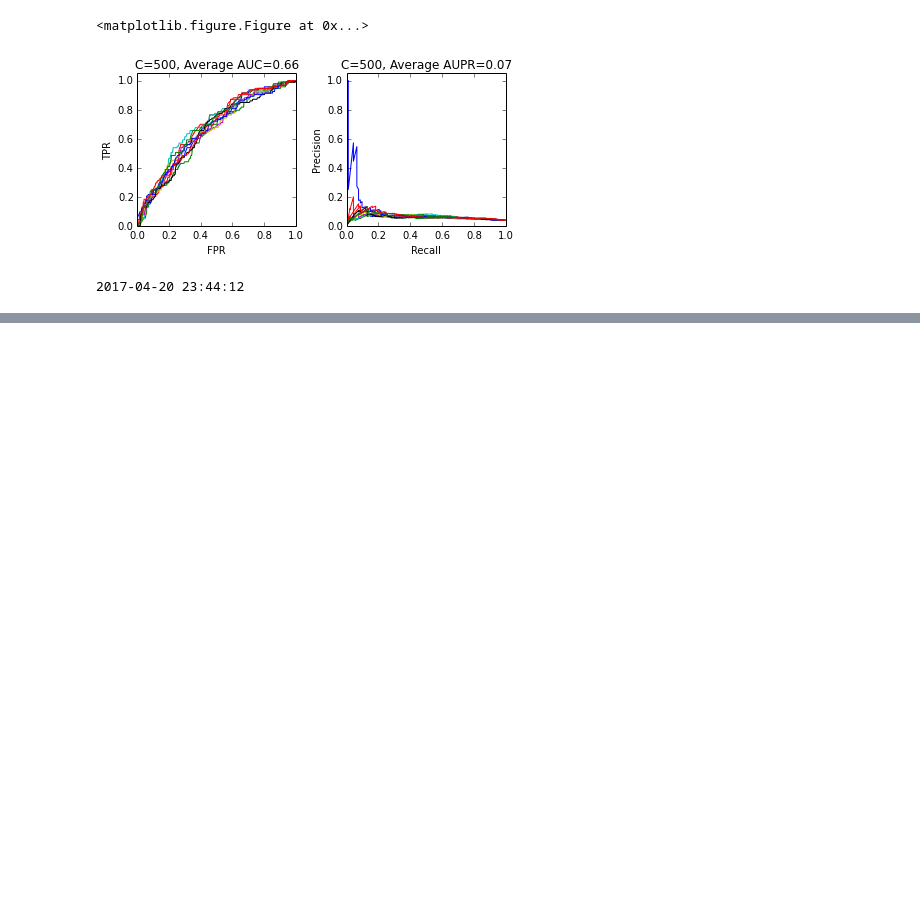
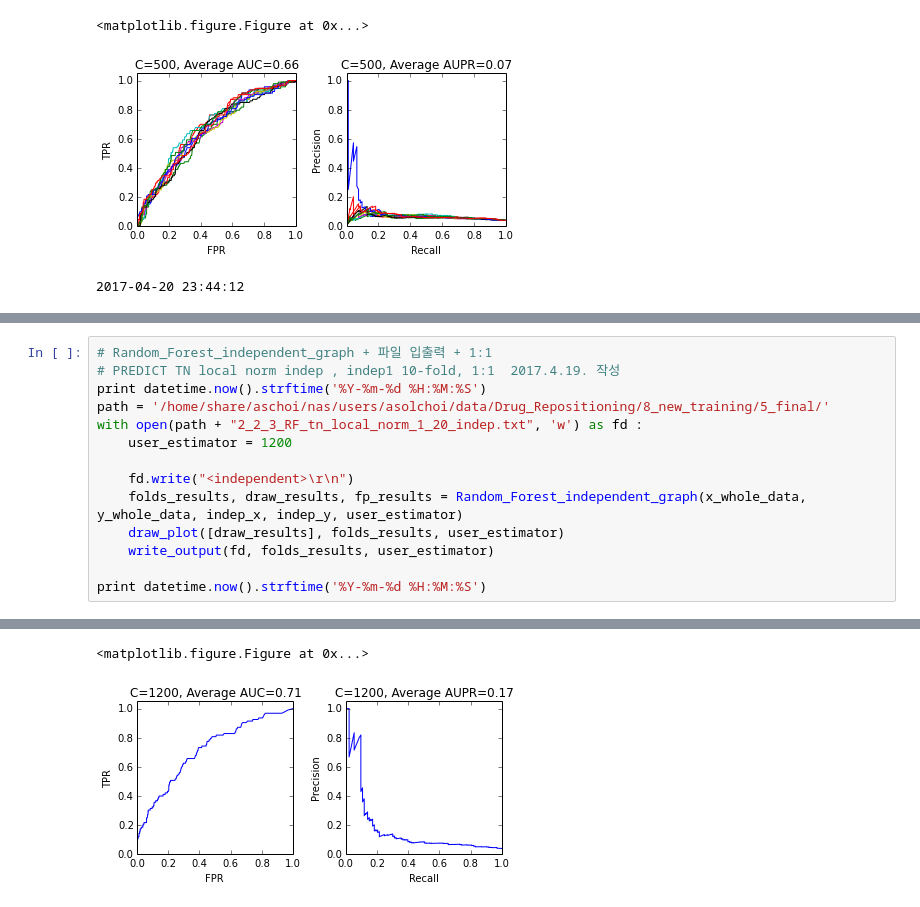
Before and after one commit to cas4070/GIST_project, a Jupyter notebook: Drug_Repositioning/8_new_training/5_Final/2_2_RF_TN_local_norm.ipynb, the cells around one changed output, grey strips where cells are left out. Drawn from its saved outputs; the diff is of its cells as text; blank space fills up the shorter version.

```diff
--- a/Drug_Repositioning/8_new_training/5_Final/2_2_RF_TN_local_norm.ipynb
+++ b/Drug_Repositioning/8_new_training/5_Final/2_2_RF_TN_local_norm.ipynb
@@ -408,0 +580,15 @@ print datetime.now().strftime('%Y-%m-%d %H:%M:%S')
+# %%
+# Random_Forest_independent_graph + 파일 입출력 + 1:1
+# PREDICT TN local norm indep , indep1 10-fold, 1:1  2017.4.19. 작성
+print datetime.now().strftime('%Y-%m-%d %H:%M:%S')
+path = '/home/share/aschoi/nas/users/asolchoi/data/Drug_Repositioning/8_new_training/5_final/'
+with open(path + "2_2_3_RF_tn_local_norm_1_20_indep.txt", 'w') as fd :
+    user_estimator = 1200
+
+    fd.write("<independent>\r\n")
+    folds_results, draw_results, fp_results = Random_Forest_independent_graph(x_whole_data, y_whole_data, indep_x, indep_y, user_estimator)
+    draw_plot([draw_results], folds_results, user_estimator)
+    write_output(fd, folds_results, user_estimator)
+
+print datetime.now().strftime('%Y-%m-%d %H:%M:%S')
+# %% [output]
@@ -408,0 +597,2 @@ print datetime.now().strftime('%Y-%m-%d %H:%M:%S')
+<matplotlib.figure.Figure at 0x...>
+[figure, added]
```
Also changed, not shown: parts of 34 cells of this notebook.
